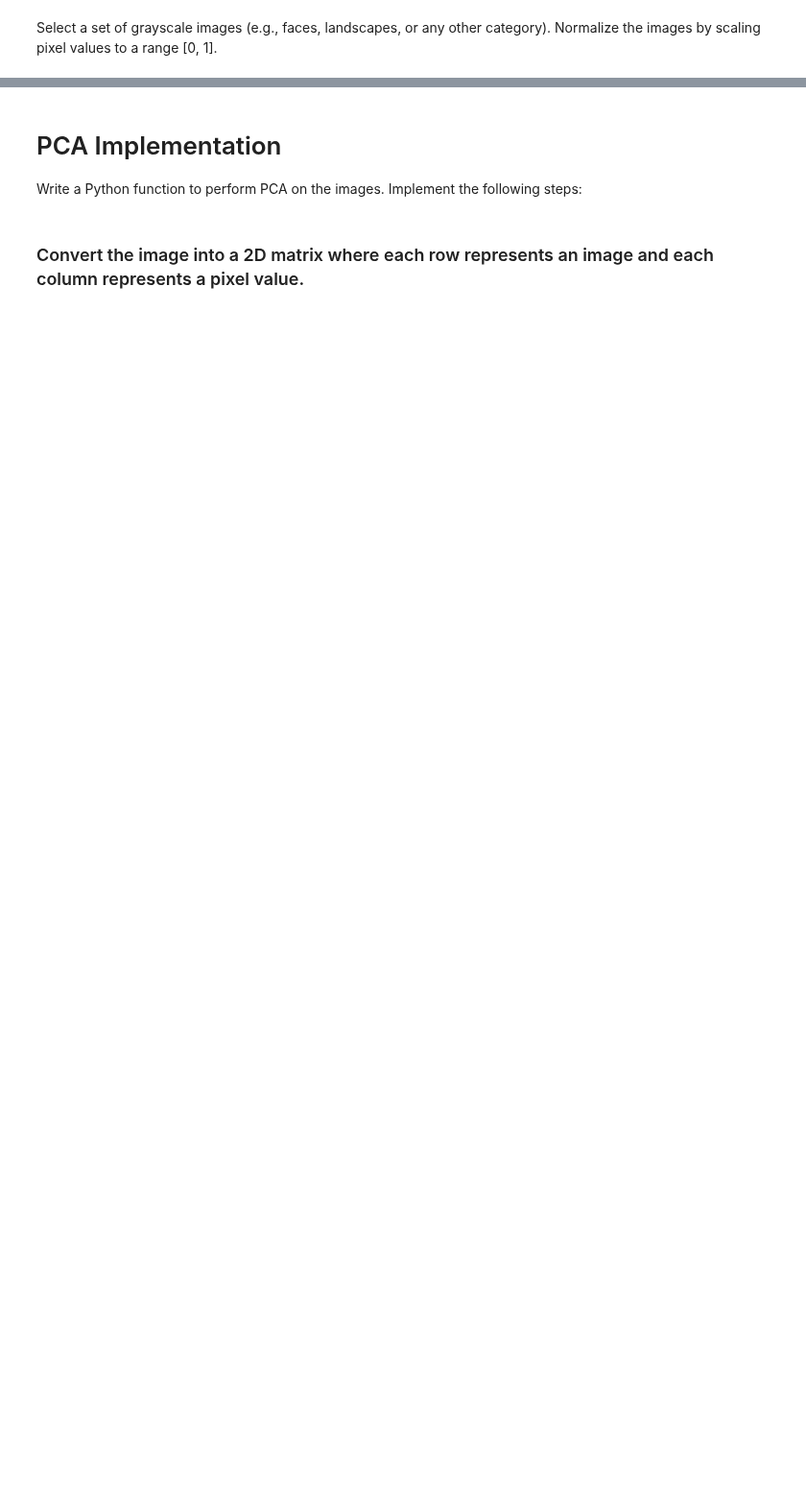
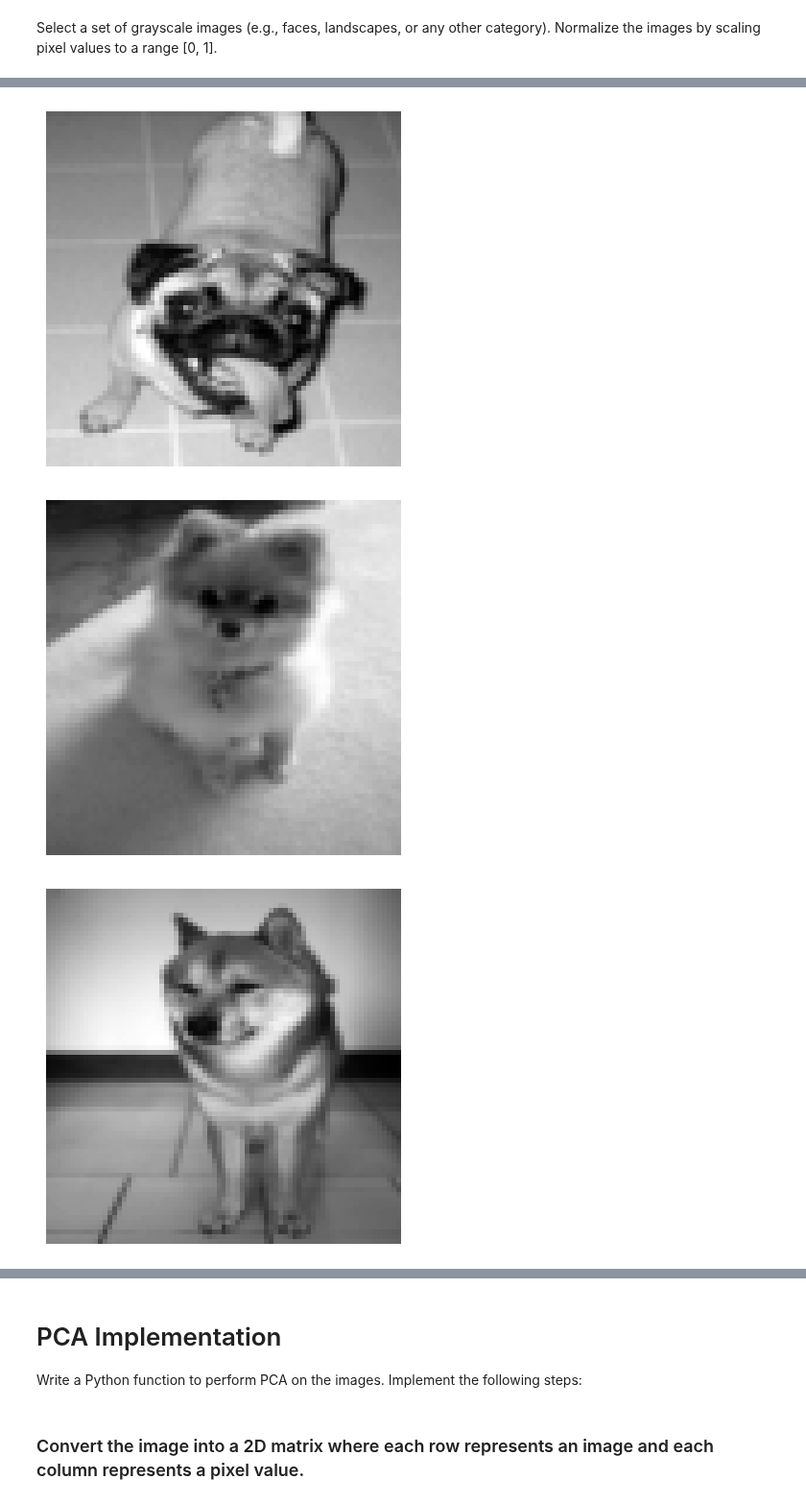
Before and after one commit to Anders-Stubberud/IT3212, a Jupyter notebook: assignment_2/anders_pca.ipynb, the cells around one changed output, grey strips where cells are left out. Shown at 96% size. Cells and saved outputs as stored; diff of their text form; code cells hidden in the pictures; blank space fills up the shorter version.

```diff
--- a/assignment_2/anders_pca.ipynb
+++ b/assignment_2/anders_pca.ipynb
@@ -52,0 +13,40 @@ if normalized_images:  # Check if there are any normalized images
+# %%
+height = width = 75
+
+transform = transforms.Compose([
+    transforms.Resize((height, width)),
+    transforms.Grayscale(num_output_channels=1),  # Convert to grayscale
+    transforms.ToTensor(),  # Convert to tensor
+])
+
+# Load the Oxford Pets dataset
+trainset = torchvision.datasets.OxfordIIITPet(root='../data', download=True, transform=transform)
+trainloader = torch.utils.data.DataLoader(trainset, batch_size=100, shuffle=True, num_workers=2)
+
+# Initialize a list to store normalized images
+normalized_images = []
+
+
+# Iterate over the data loader
+for images, labels in trainloader:
+    # Normalize images to [0, 1]
+    normalized_images.append(images.numpy())  # Store as numpy array for easier handling
+    break  # Get only the first batch for demonstration
+
+# Flatten the list to get all images in one array
+normalized_images = np.concatenate(normalized_images, axis=0)
+
+# Function to show an image
+def imshow(img):
+    img = img[0]  # Get the first channel (grayscale)
+    plt.imshow(img, cmap='gray')  # Use gray colormap for grayscale
+    plt.axis('off')  # Hide axes
+    plt.show()
+
+# Show some of the normalized images
+for i in range(5):  # Display first 5 images
+    imshow(normalized_images[i])
+# %% [output]
+[figure, added]
+[figure, added]
+[figure, added]
```
Also changed, not shown: parts of 14 cells of this notebook.
